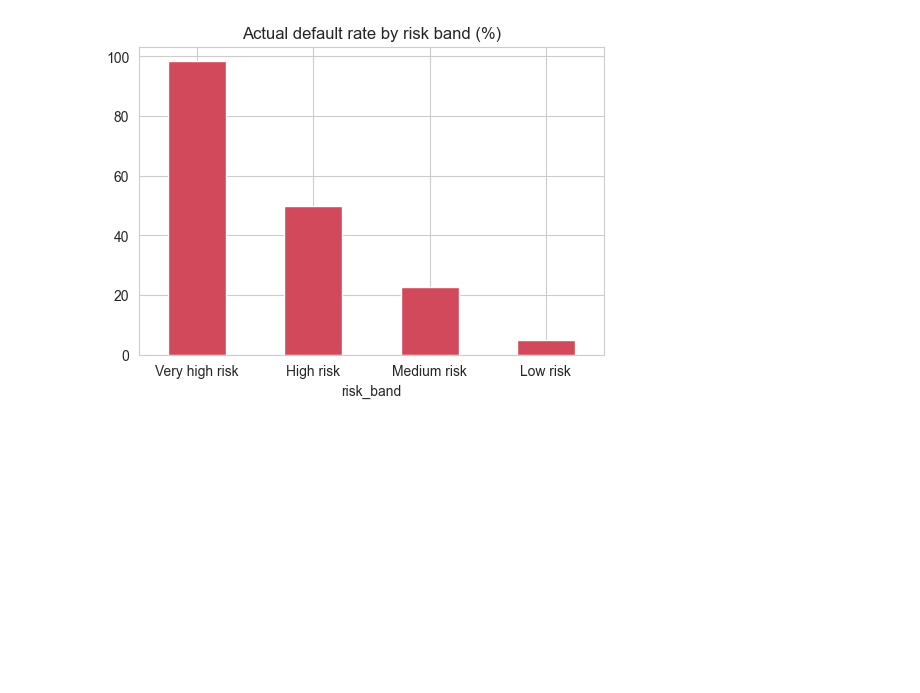
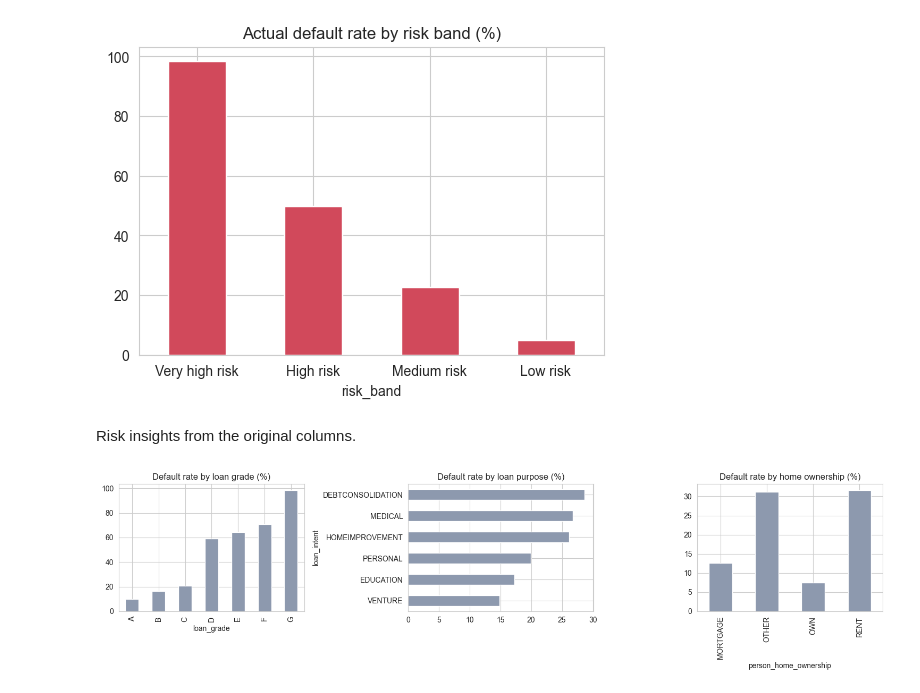
Before and after one commit to urham-m/financial-risk-assessment, a Jupyter notebook: credit_risk_scoring.ipynb, the cells around one changed output. Drawn from its saved outputs; the diff is of its cells as text; code cells hidden in the pictures; blank space fills up the shorter version.

Commit message:
feat: risk insights by grade, purpose and home ownership

```diff
--- a/credit_risk_scoring.ipynb
+++ b/credit_risk_scoring.ipynb
@@ -281,3 +281,24 @@ plt.show()
 # %% [output]
 [figure]
 [figure]
+# %% [markdown]
+Risk insights from the original columns.
+# %%
+# risk insights, using the original columns
+raw = pd.read_csv('data/credit_risk_dataset.csv').drop_duplicates()
+fig, ax = plt.subplots(1,3, figsize=(15,4))
+
+raw.groupby('loan_grade')['loan_status'].mean().mul(100).plot(kind='bar', ax=ax[0], color='#8d99ae')
+ax[0].set_title('Default rate by loan grade (%)')
+
+raw.groupby('loan_intent')['loan_status'].mean().mul(100).sort_values().plot(kind='barh', ax=ax[1], color='#8d99ae')
+ax[1].set_title('Default rate by loan purpose (%)')
+
+raw.groupby('person_home_ownership')['loan_status'].mean().mul(100).plot(kind='bar', ax=ax[2], color='#8d99ae')
+ax[2].set_title('Default rate by home ownership (%)')
+
+plt.tight_layout()
+plt.savefig('outputs/risk_insights.png', dpi=150, bbox_inches='tight')
+plt.show()
+# %% [output]
+[figure, added]
```
Also changed, not shown: 1 other file.
